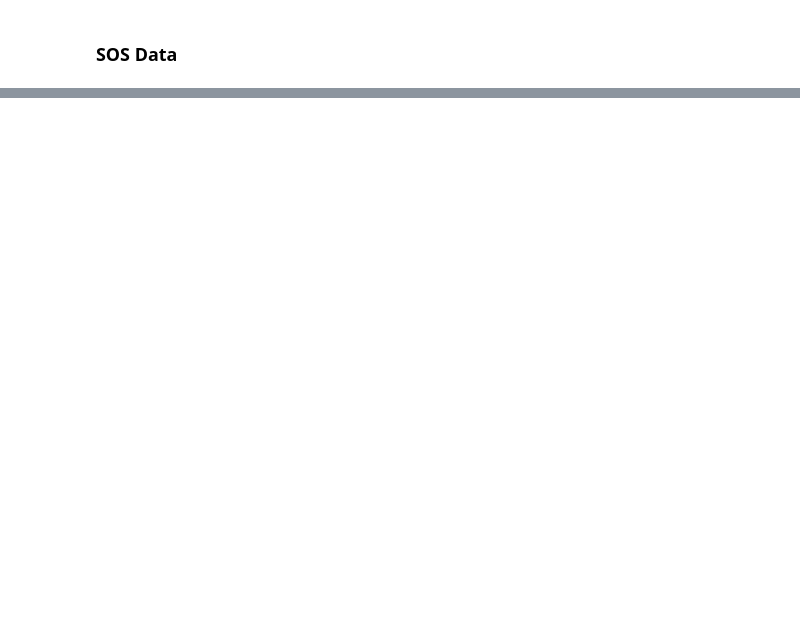
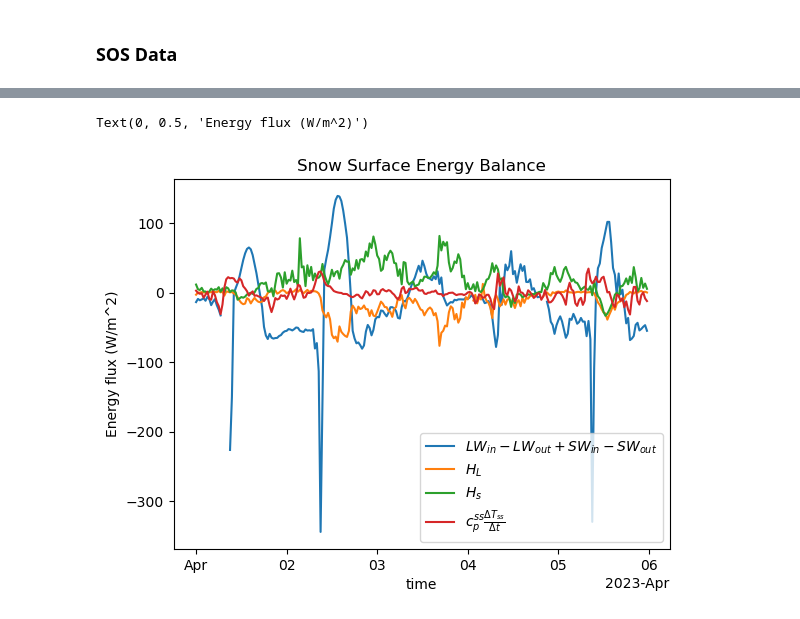
Before and after one commit to Mountain-Hydrology-Research-Group/snow-hydrology, a Jupyter notebook: modules/lab3/lab3-2.ipynb, the cells around one changed output, grey strips where cells are left out. Cells and saved outputs as stored; diff of their text form; code cells hidden in the pictures; blank space fills up the shorter version.

```diff
--- a/modules/lab3/lab3-2.ipynb
+++ b/modules/lab3/lab3-2.ipynb
@@ -52,0 +106,2 @@ sos_dataset[[
+# %%
+net_radiation = sos_dataset['Rsw_in_9m_d'] - sos_dataset['Rsw_out_9m_d'] + sos_dataset['Rlw_in_9m_d'] - sos_dataset['Rlw_out_9m_d']
@@ -52,0 +112,6 @@ sos_dataset[[
+# %%
+latent_heat_sublimation = 2590 #J/g
+latent_heat_flux = sos_dataset['w_h2o__3m_c'] * latent_heat_sublimation
+
+# negating the measurements
+latent_heat_flux = - latent_heat_flux
@@ -52,0 +121,7 @@ sos_dataset[[
+# %%
+specific_heat_capacity_air = 1.005 # J/K/g
+air_density = 1000 # g/m^3
+sensible_heat_flux = sos_dataset['w_tc__3m_c'] * specific_heat_capacity_air * air_density
+
+# negating the measurements
+sensible_heat_flux = - sensible_heat_flux
@@ -52,0 +130,18 @@ sos_dataset[[
+# %%
+specific_heat_capacity_ice = 2.1 # J/K/g
+density_ice = 9.1e5 #g/m^3
+surface_layer_thickness = 0.01 #m
+
+# calculate the forward difference of T_ss
+delta_Tss_over_delta_t = np.gradient(
+    sos_dataset['Tsurf_c'],
+    30*60 # number of seconds in thirty minutes
+)
+
+# np.gradient returns a numpy array. We can create an XArray dataarray from the returned numpy array so that we can use the same plotting functions for all of our terms.
+delta_Tss_over_delta_t = xr.DataArray(
+    delta_Tss_over_delta_t,
+    coords = sos_dataset['Tsurf_c'].coords,
+    dims = sos_dataset['Tsurf_c'].dims
+)
+snow_surface_temp_change = delta_Tss_over_delta_t * specific_heat_capacity_ice * density_ice * surface_layer_thickness
@@ -52,0 +152,12 @@ sos_dataset[[
+# %%
+time_slice = slice('20230401', '20230405')
+net_radiation.sel(time=time_slice).plot(label=r'$LW_{in} - LW_{out} + SW_{in} - SW_{out}$')
+latent_heat_flux.sel(time=time_slice).plot(label=r'$H_L$')
+sensible_heat_flux.sel(time=time_slice).plot(label=r'$H_s$')
+snow_surface_temp_change.sel(time=time_slice).plot(label=r'$c_{p}^{ss} \frac{\Delta T_{ss}}{\Delta t}$')
+plt.legend()
+plt.title('Snow Surface Energy Balance')
+plt.ylabel('Energy flux (W/m^2)')
+# %% [output]
+Text(0, 0.5, 'Energy flux (W/m^2)')
+[figure, added]
```
Also changed, not shown: parts of 23 cells of this notebook, 3 other files.
